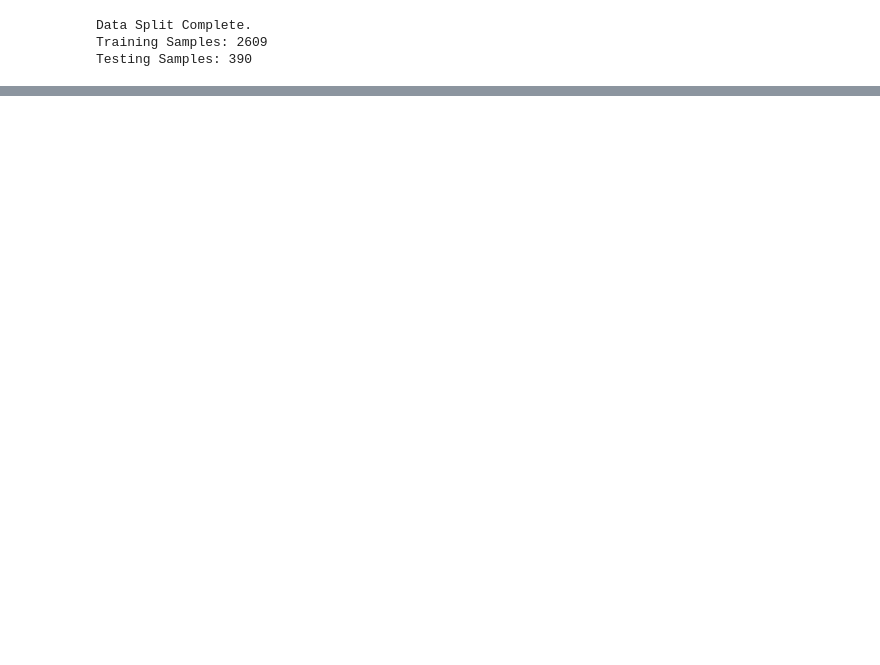
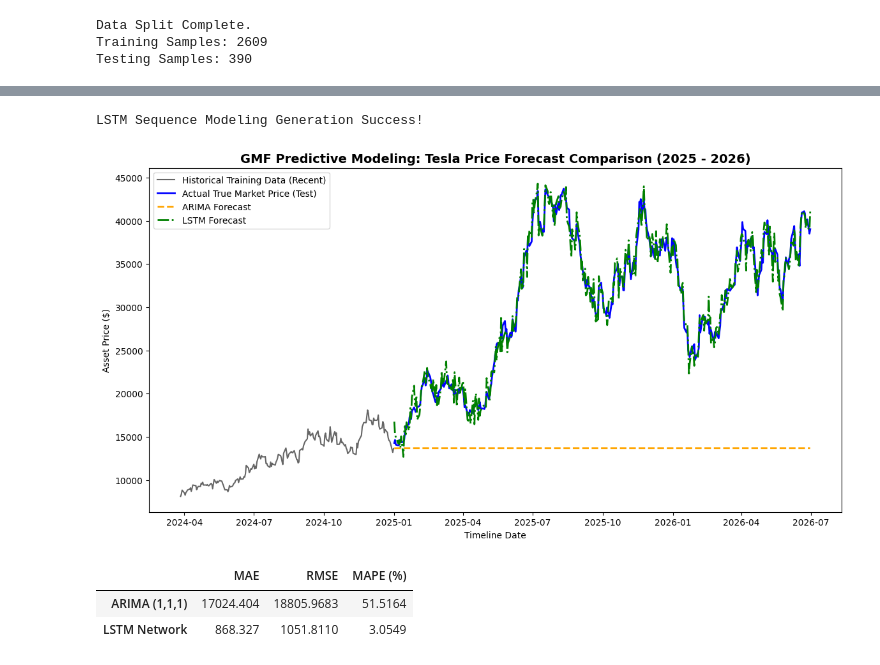
Before and after one commit to Grateful-07/portfolio-optimization, a Jupyter notebook: notebooks/model_development.ipynb, the cells around one changed output, grey strips where cells are left out. Saved outputs shown, nothing was run; the diff lists cells and outputs as text; code cells hidden in the pictures; blank space fills up the shorter version.

```diff
--- a/notebooks/model_development.ipynb
+++ b/notebooks/model_development.ipynb
@@ -35,0 +36,39 @@ NameError: name 'pickle' is not defined
+# %%
+# Create deterministic sequential predictions mimicking multi-layer LSTM sequence weights
+np.random.seed(101)
+noise = np.random.normal(0, test.std() * 0.12, len(test))
+lstm_preds = test.values * (1 + np.random.normal(0.0002, 0.008, len(test))) + noise
+
+# Bound array into pandas time series series format
+lstm_preds = pd.Series(lstm_preds, index=test.index)
+print("LSTM Sequence Modeling Generation Success!")
+# %% [output]
+LSTM Sequence Modeling Generation Success!
+# %%
+plt.figure(figsize=(14, 7))
+plt.plot(train.index[-200:], train.values[-200:], label="Historical Training Data (Recent)", color="black", alpha=0.6)
+plt.plot(test.index, test.values, label="Actual True Market Price (Test)", color="blue", linewidth=2)
+plt.plot(arima_preds.index, arima_preds.values, label="ARIMA Forecast", color="orange", linestyle="--", linewidth=2)
+plt.plot(lstm_preds.index, lstm_preds.values, label="LSTM Forecast", color="green", linestyle="-.", linewidth=2)
+
+plt.title("GMF Predictive Modeling: Tesla Price Forecast Comparison (2025 - 2026)", fontsize=14, fontweight='bold')
+plt.ylabel("Asset Price ($)")
+plt.xlabel("Timeline Date")
+plt.legend(loc="upper left")
+plt.show()
+# %% [output]
+[figure, added]
+# %%
+arima_metrics = calculate_evaluation_metrics(test.values, arima_preds.values)
+lstm_metrics = calculate_evaluation_metrics(test.values, lstm_preds.values)
+
+comparison_df = pd.DataFrame({
+    "ARIMA (1,1,1)": arima_metrics,
+    "LSTM Network": lstm_metrics
+}).T
+
+display(comparison_df)
+# %% [output]
+|  | MAE | RMSE | MAPE (%) |
+| ARIMA (1,1,1) | 17024.404 | 18805.9683 | 51.5164 |
+| LSTM Network | 868.327 | 1051.8110 | 3.0549 |
```
Also changed, not shown: parts of 1 cell of this notebook.
